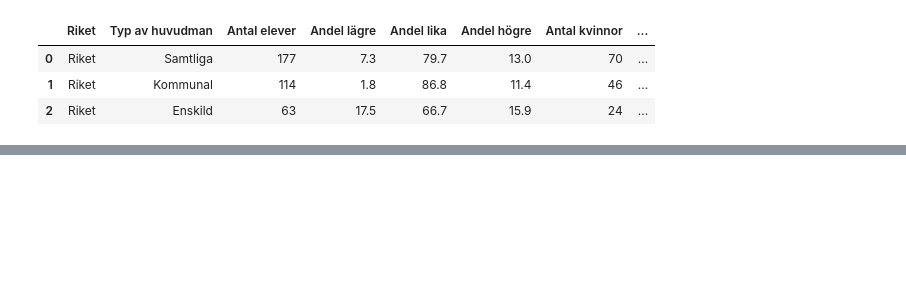
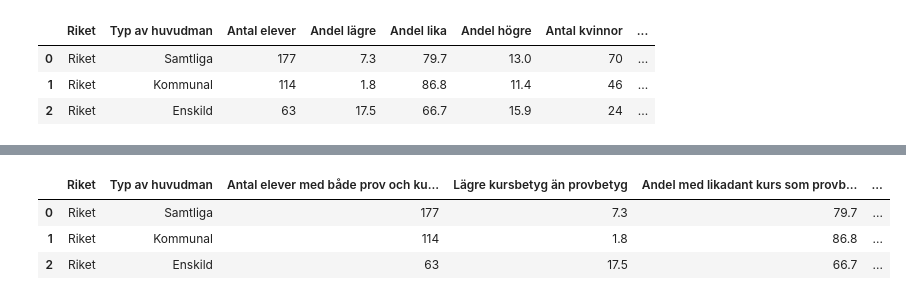
Before and after one commit to Utjiman/Python-Richard-Boden-OPA23, a Jupyter notebook: Labb2/Labb2.ipynb, the cells around one changed output, grey strips where cells are left out. Saved outputs shown, nothing was run; the diff lists cells and outputs as text; code cells hidden in the pictures; blank space fills up the shorter version.

```diff
--- a/Labb2/Labb2.ipynb
+++ b/Labb2/Labb2.ipynb
@@ -387,9 +391,9 @@ visualiseringar
 # %%
-file_path_Relationer = ("../Labb2/Gymnasieskola - Relationen mellan kursbetyg och kursprovsbetyg HT22 Riket.xlsx")
+file_path_Relations = ("../Labb2/Gymnasieskola - Relationen mellan kursbetyg och kursprovsbetyg HT22 Riket.xlsx")
 
-relationer_betyg_prov_engelska_5 = pd.read_excel(file_path_Relationer, sheet_name='Engelska 5', skiprows=8)
+relations_grade_test_english_5 = pd.read_excel(file_path_Relations, sheet_name='Engelska 5', skiprows=8)
 
-relationer_betyg_prov_engelska_5
+relations_grade_test_english_5
 # %% [output]
 |  | Riket | Typ av huvudman | Antal elever | Andel lägre | Andel lika | Andel högre | Antal kvinnor | ... |
 | 0 | Riket | Samtliga | 177 | 7.3 | 79.7 | 13.0 | 70 | ... |
@@ -397,0 +413,22 @@ relationer_betyg_prov_engelska_5
+# %%
+relations_grade_test_english_5.columns = ['Riket',
+                                            'Typ av huvudman',
+                                            'Antal elever med både prov och kursbetyg',
+                                            'Lägre kursbetyg än provbetyg',
+                                            'Andel med likadant kurs som provbetyg',
+                                            'Högre kursbetyg än provbetyg',
+                                            'Antal kvinnor med både prov och kursbetyg',
+                                            'Andel kvinnor med lägre kursbetyg än provbetyg',
+                                            'Andel kvinnor mer likadant kurs som provbetyg',
+                                            'Andel kvinnor med högre kursbetyg än provbetyg',
+                                            'Antal män med både prov och kursbetyg',
+                                            'Andel män mer likadant kurs som provbetyg',
+                                            'Andel män med lägre kursbetyg än provbetyg',
+                                            'Andel män med högre kursbetyg än provbetyg']
+
+relations_grade_test_english_5
+# %% [output]
+|  | Riket | Typ av huvudman | Antal elever med både prov och ku... | Lägre kursbetyg än provbetyg | Andel med likadant kurs som provb... | ... |
+| 0 | Riket | Samtliga | 177 | 7.3 | 79.7 | ... |
+| 1 | Riket | Kommunal | 114 | 1.8 | 86.8 | ... |
+| 2 | Riket | Enskild | 63 | 17.5 | 66.7 | ... |
```
Also changed, not shown: parts of 9 cells of this notebook, 7 other files.
